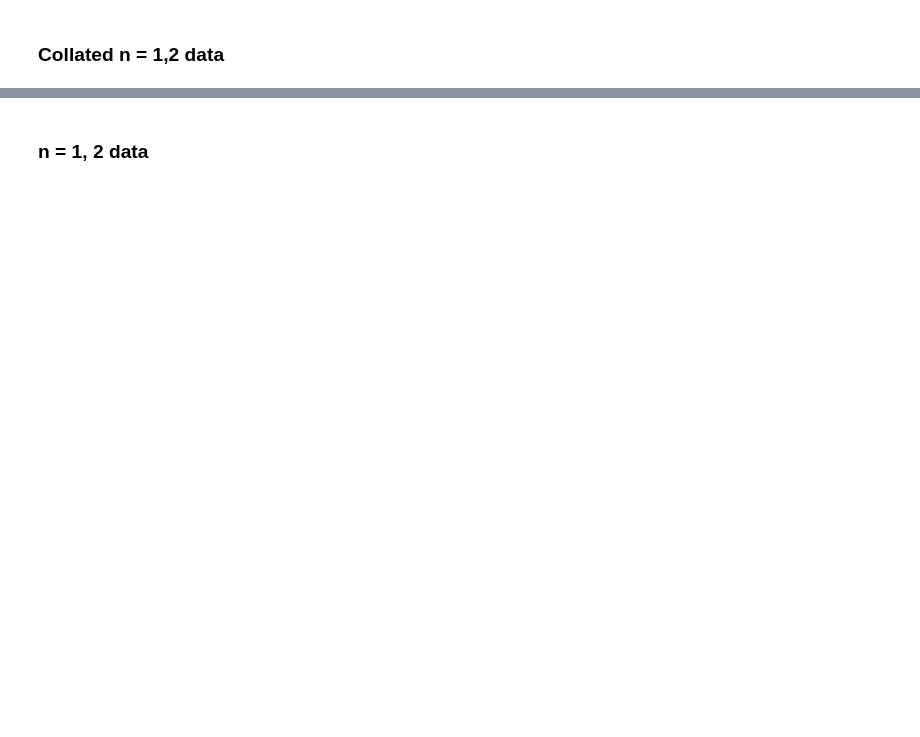
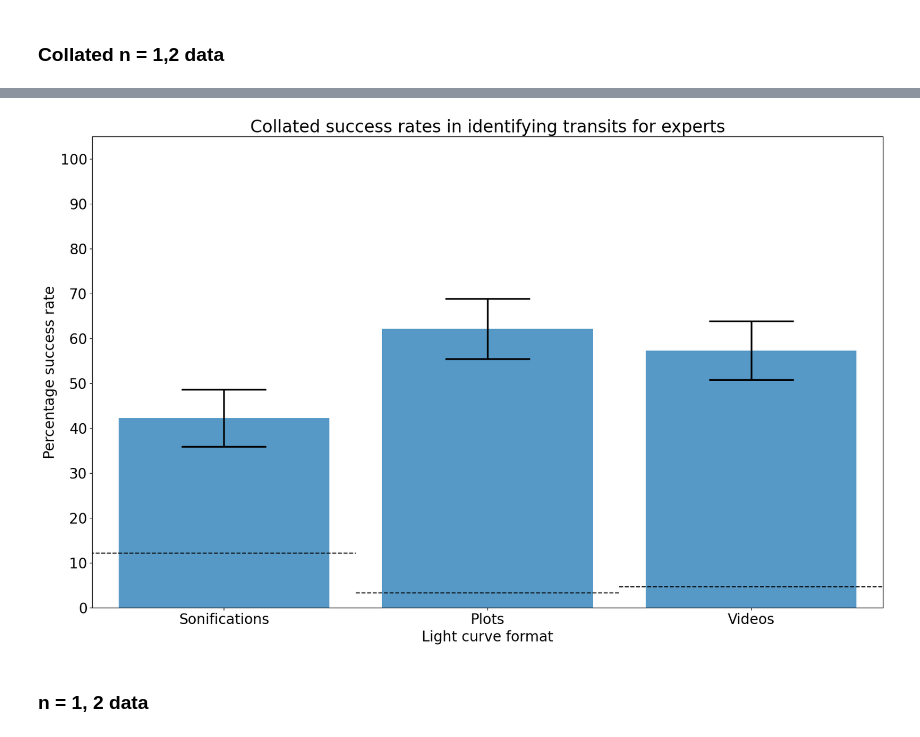
Before and after one commit to jacktuckerbrown/star-sound, a Jupyter notebook: analysis.ipynb, the cells around one changed output, grey strips where cells are left out. Drawn from its saved outputs; the diff is of its cells as text; code cells hidden in the pictures; blank space fills up the shorter version.

```diff
--- a/analysis.ipynb
+++ b/analysis.ipynb
@@ -1274,3 +1237,10 @@ plt.savefig("n = 1,2 collated, experts.jpg")
+# %%
+fig = produce_collate12(sets_expert,expert_sound,expert_visual,expert_video)
+fig.set_title("Collated success rates in identifying transits for experts")
+
+plt.savefig("Collated n = 1,2, experts.jpg")
+# %% [output]
+[figure, added]
 # %% [markdown]
 ### n = 1, 2 data
 # %%
```
Also changed, not shown: parts of 29 cells of this notebook.
